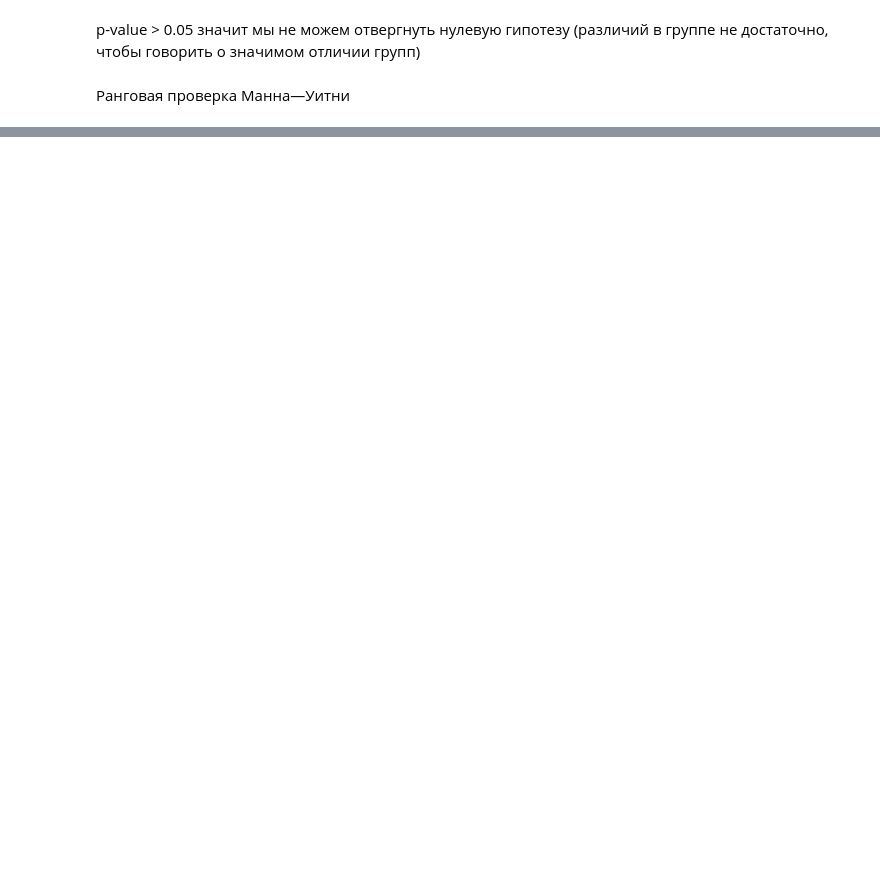
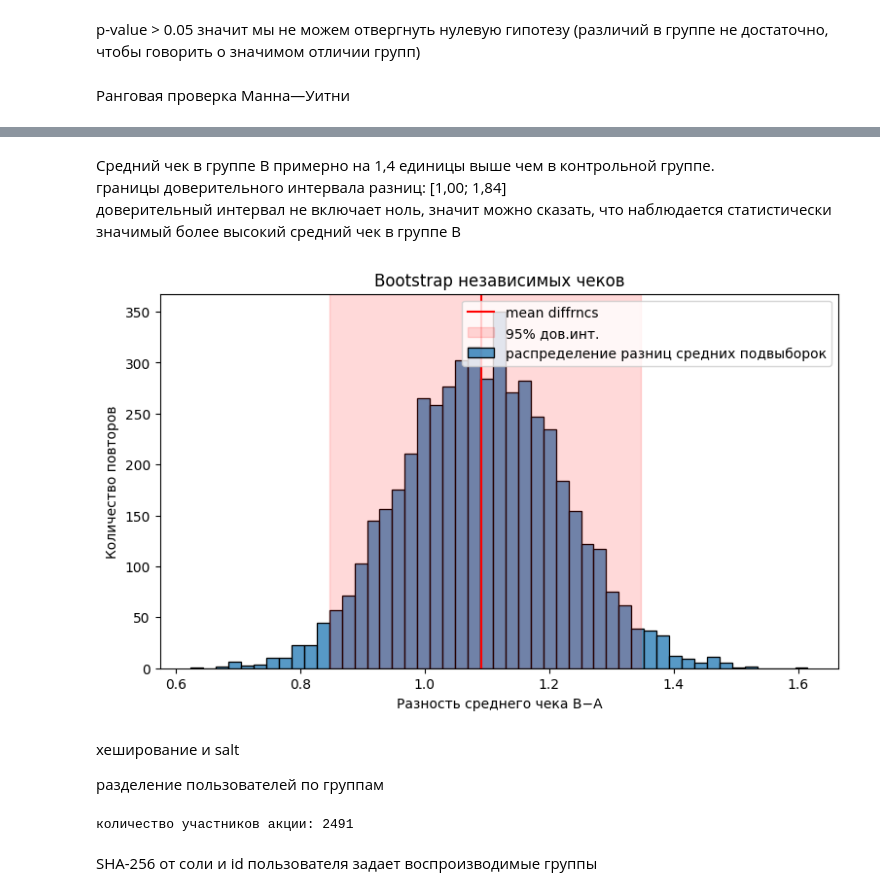
Before and after one commit to ArtemGusenkov/projects, a Jupyter notebook: retail_analytics/src/ab_test.ipynb, the cells around one changed output, grey strips where cells are left out. Saved outputs shown, nothing was run; the diff lists cells and outputs as text; code cells hidden in the pictures; blank space fills up the shorter version.

```diff
--- a/retail_analytics/src/ab_test.ipynb
+++ b/retail_analytics/src/ab_test.ipynb
@@ -139,0 +231,44 @@ p-value: 0.4017977617830075
+# %%
+np.random.seed(SEED)
+
+n_iter = 5000
+dif_mean = np.zeros(n_iter)
+n_a, n_b = len(control['SALES_VALUE']), len(treatment['SALES_VALUE'])
+
+for i in range(n_iter):
+    a_idx = np.random.choice(control['SALES_VALUE'].index, n_a, replace=True)
+    b_idx = np.random.choice(treatment['SALES_VALUE'].index, n_b, replace=True)
+    a_mean = control['SALES_VALUE'][a_idx].mean()
+    b_mean = treatment['SALES_VALUE'][b_idx].mean()
+    dif_mean[i] = b_mean - a_mean
+
+boot_ci = np.quantile(dif_mean, [ALPHA / 2, 1 - ALPHA / 2])
+# %% [markdown]
+Средний чек в группе B примерно на 1,4 единицы выше чем в контрольной группе.
+границы доверительного интервала разниц: [1,00; 1,84]
+доверительный интервал не включает ноль, значит можно сказать, что наблюдается статистически значимый более высокий средний чек в группе В
+# %%
+fig, ax = plt.subplots(figsize=(9,5))
+sns.histplot(dif_mean, label='распределение разниц средних подвыборок')
+plt.axvline(treatment['SALES_VALUE'].mean()-control['SALES_VALUE'].mean(), color='r', label='mean diffrncs')
+plt.axvspan(boot_ci[0], boot_ci[1], color='r', alpha=0.15, label='95% дов.инт.')
+
+plt.title('Bootstrap независимых чеков')
+plt.xlabel('Разность среднего чека B−A')
+plt.ylabel('Количество повторов')
+plt.legend()
+plt.show()
+# %% [output]
+[figure, added]
+# %% [markdown]
+хеширование и salt
+
+разделение пользователей по группам
+# %%
+mask = (td['WEEK_NO'] >= 21) & (td['WEEK_NO'] <= 100)
+comp_users = td['household_key'][mask].unique()
+print('количество участников акции:', len(comp_users))
+# %% [output]
+количество участников акции: 2491
+# %% [markdown]
+SHA-256 от соли и id пользователя задает воспроизводимые группы
```
Also changed, not shown: parts of 24 cells of this notebook.
